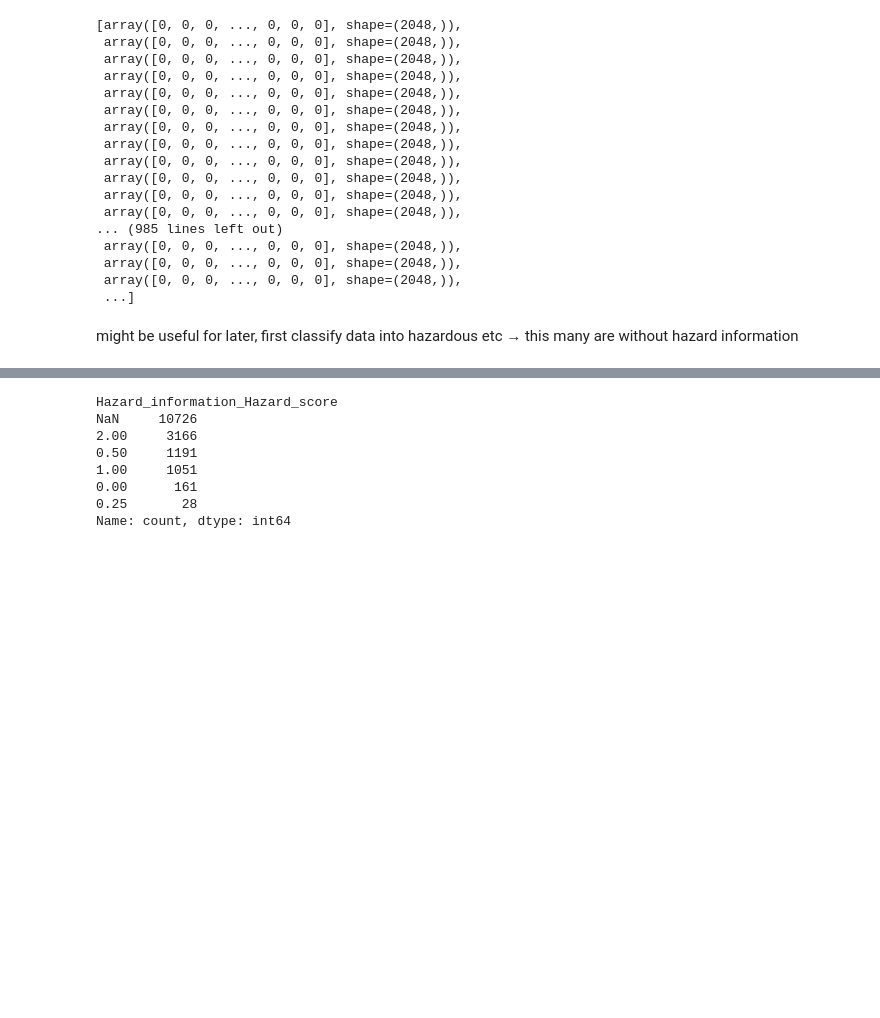
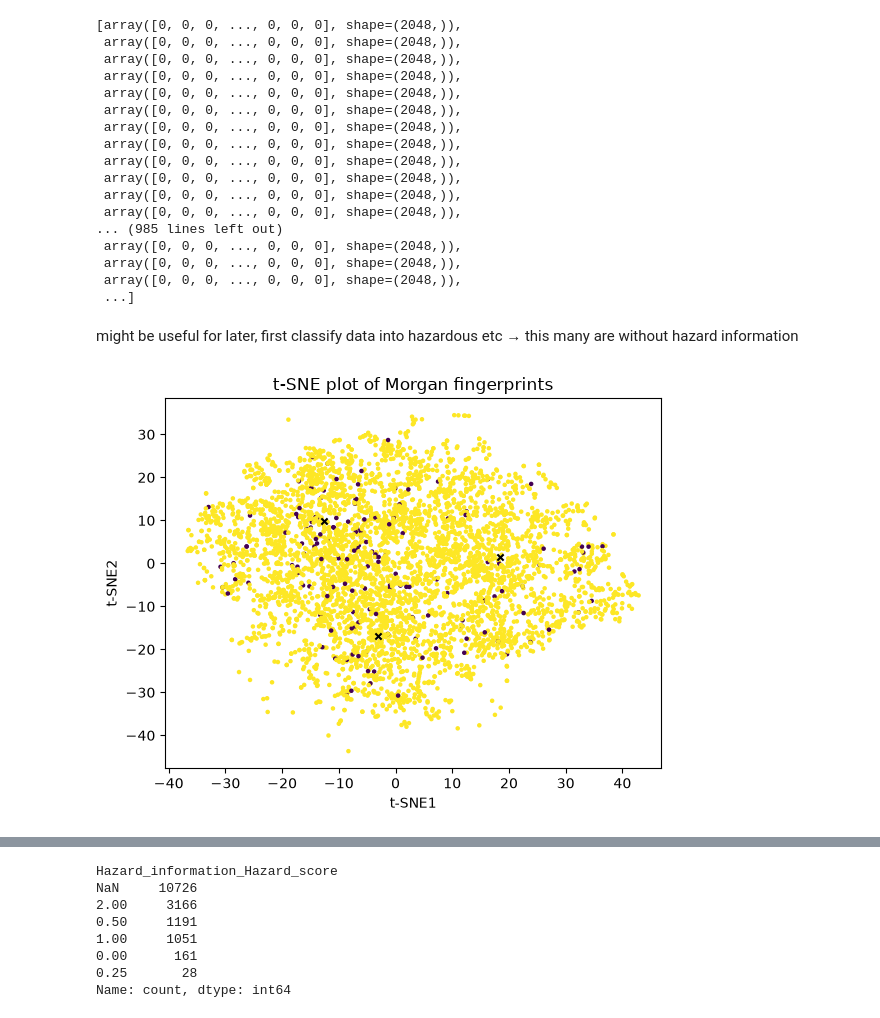
Before and after one commit to ameliehuebner/plastchem-project, a Jupyter notebook: analysis/visual.ipynb, the cells around one changed output, grey strips where cells are left out. Cells and saved outputs as stored; diff of their text form; code cells hidden in the pictures; blank space fills up the shorter version.

```diff
--- a/analysis/visual.ipynb
+++ b/analysis/visual.ipynb
@@ -152,23 +150,12 @@ calculate_mfps(plast_chem, 'Properties_canonical_smiles')
 # %% [markdown]
 might be useful for later, first classify data into hazardous etc → this many are without hazard information
 # %%
-# valid_fps = plast_chem['Properties_morgan_fingerprint'].dropna()
-# X = np.vstack(valid_fps.values) # list into 2d arr
 
-# print(X.shape)
 # # (n_molecules, n_bits)
-# tsne = TSNE(n_components=3, random_state=1)
-# reduced_data = tsne.fit_transform(X)
+tsne = TSNE(n_components=3, random_state=1)
+reduced_data = tsne.fit_transform(X)
 
-# kmeans = KMeans(n_clusters=3)
-# kmeans.fit(reduced_data)
-
-# # Plot scatter plot of reduced data with cluster labels
-# # do this by classes
-# plt.scatter(reduced_data[:,0], reduced_data[:,1])
-# plt.scatter(kmeans.cluster_centers_[:, 0], kmeans.cluster_centers_[:, 1], color='black', marker='x', s=20)
-# plt.xlabel('t-SNE1')
-# plt.ylabel('t-SNE2')
-# plt.title('t-SNE plot of Morgan fingerprints')
-# plt.legend()
-# plt.show()
+kmeans = KMeans(n_clusters=3)
+kmeans.fit(reduced_data)
+# %% [output]
+[figure, added]
```
Also changed, not shown: parts of 4 cells of this notebook, 1 other file.
